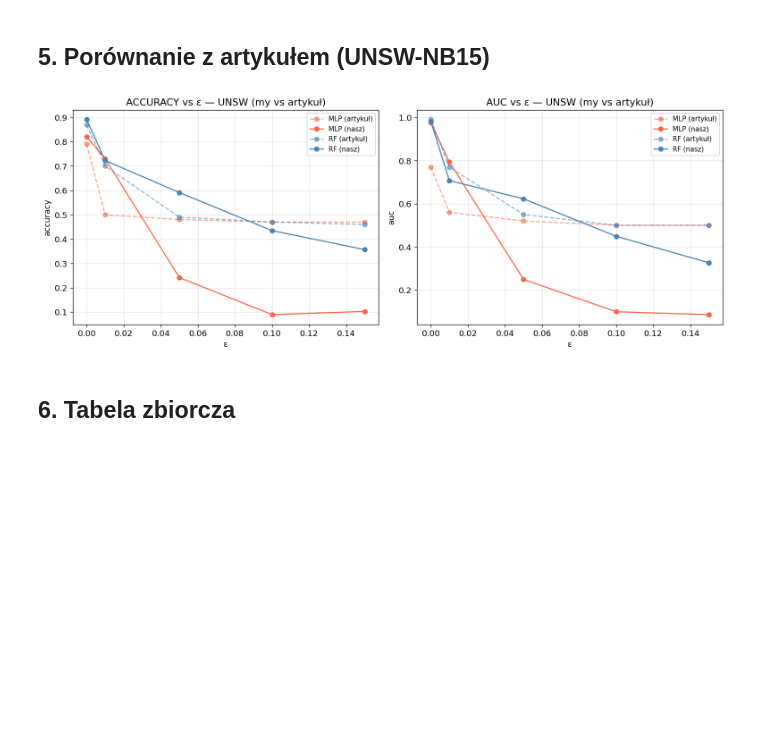
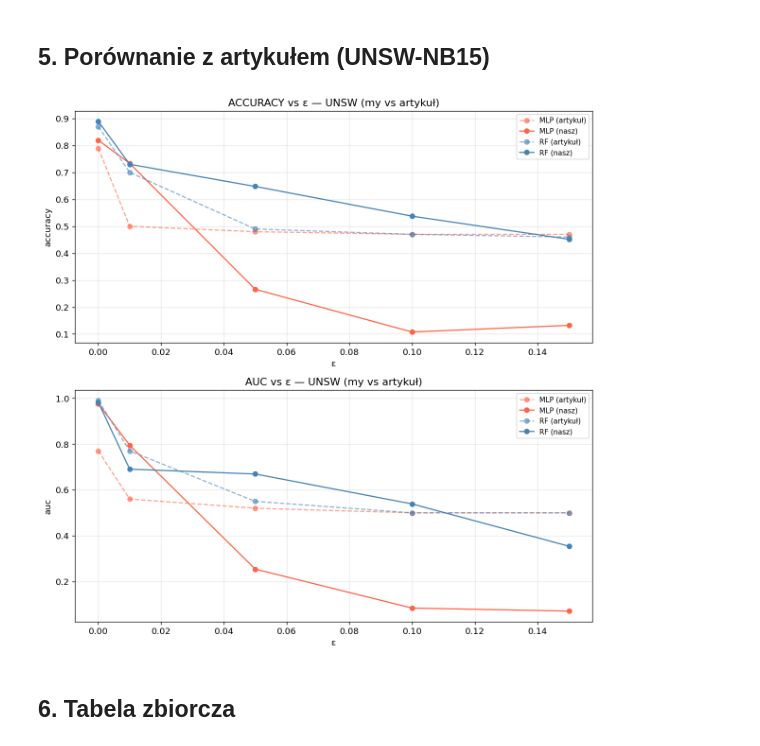
Before and after one commit to kblazejewski/adversarial-nids, a Jupyter notebook: notebooks/analysis.ipynb, the cells around one changed output. Drawn from its saved outputs; the diff is of its cells as text; code cells hidden in the pictures; blank space fills up the shorter version.

```diff
--- a/notebooks/analysis.ipynb
+++ b/notebooks/analysis.ipynb
@@ -33,7 +33,7 @@ df.head()
 # %% [markdown]
 ## 1. Accuracy vs ε
 # %%
-fig, axes = plt.subplots(1, 2, figsize=(13, 5), sharey=True)
+fig, axes = plt.subplots(2, 1, figsize=(10, 10), sharey=True)
 
 for ax, dataset in zip(axes, ['unsw', 'cic']):
     sub = df[df['dataset'] == dataset]
@@ -57,7 +57,7 @@ plt.show()
 # %% [markdown]
 ## 2. ASR vs ε
 # %%
-fig, axes = plt.subplots(1, 2, figsize=(13, 5), sharey=True)
+fig, axes = plt.subplots(2, 1, figsize=(10, 10), sharey=True)
 
 for ax, dataset in zip(axes, ['unsw', 'cic']):
     sub = df[(df['dataset'] == dataset) & (df['eps'] > 0)]
@@ -71,7 +71,7 @@ for ax, dataset in zip(axes, ['unsw', 'cic']):
     ax.set_ylabel('ASR')
     ax.legend(fontsize=9)
     ax.grid(True, alpha=0.3)
-    ax.set_ylim(0, 1.05)
+    ax.set_ylim(-0.1, 1.05)
 
 plt.tight_layout()
 plt.savefig('../results/fig_asr_vs_eps.png', bbox_inches='tight')
@@ -81,7 +81,7 @@ plt.show()
 # %% [markdown]
 ## 3. Adversarial training — efekt obrony (F1)
 # %%
-fig, axes = plt.subplots(1, 2, figsize=(13, 5), sharey=True)
+fig, axes = plt.subplots(2, 1, figsize=(10, 10), sharey=True)
 
 for ax, dataset in zip(axes, ['unsw', 'cic']):
     sub = df[df['dataset'] == dataset]
@@ -132,35 +132,35 @@ paper = pd.DataFrame([
     {'model': 'rf',  'eps': 0.05, 'accuracy': 0.49, 'auc': 0.55, 'source': 'artykuł'},
     {'model': 'mlp', 'eps': 0.05, 'accuracy': 0.48, 'auc': 0.52, 'source': 'artykuł'},
     {'model': 'rf',  'eps': 0.10, 'accuracy': 0.47, 'auc': 0.50, 'source': 'artykuł'},
     {'model': 'mlp', 'eps': 0.10, 'accuracy': 0.47, 'auc': 0.50, 'source': 'artykuł'},
     {'model': 'rf',  'eps': 0.15, 'accuracy': 0.46, 'auc': 0.50, 'source': 'artykuł'},
     {'model': 'mlp', 'eps': 0.15, 'accuracy': 0.47, 'auc': 0.50, 'source': 'artykuł'},
 ])
 
 ours = df[(df['dataset'] == 'unsw') & (df['defense'] == 'none')][['model','eps','accuracy','auc']].copy()
 ours['source'] = 'nasz'
 
 compare = pd.concat([paper, ours], ignore_index=True)
 
-fig, axes = plt.subplots(1, 2, figsize=(13, 5))
+fig, axes = plt.subplots(2, 1, figsize=(10, 10))
 for ax, metric in zip(axes, ['accuracy', 'auc']):
     for (model, source), grp in compare.groupby(['model', 'source']):
         style = '--' if source == 'artykuł' else '-'
         color = 'steelblue' if model == 'rf' else 'tomato'
         alpha = 0.6 if source == 'artykuł' else 1.0
         ax.plot(grp['eps'], grp[metric], style, color=color,
                 label=f"{model.upper()} ({source})", marker='o', alpha=alpha)
     ax.set_title(f"{metric.upper()} vs ε — UNSW (my vs artykuł)")
     ax.set_xlabel('ε')
     ax.set_ylabel(metric)
     ax.legend(fontsize=9)
     ax.grid(True, alpha=0.3)
 
 plt.tight_layout()
 plt.savefig('../results/fig_comparison_paper.png', bbox_inches='tight')
 plt.show()
 # %% [output]
-[figure, old version]
+[figure, new version]
 # %% [markdown]
 ## 6. Tabela zbiorcza
 # %%
```
Also changed, not shown: parts of 6 cells of this notebook, 7 other files.
